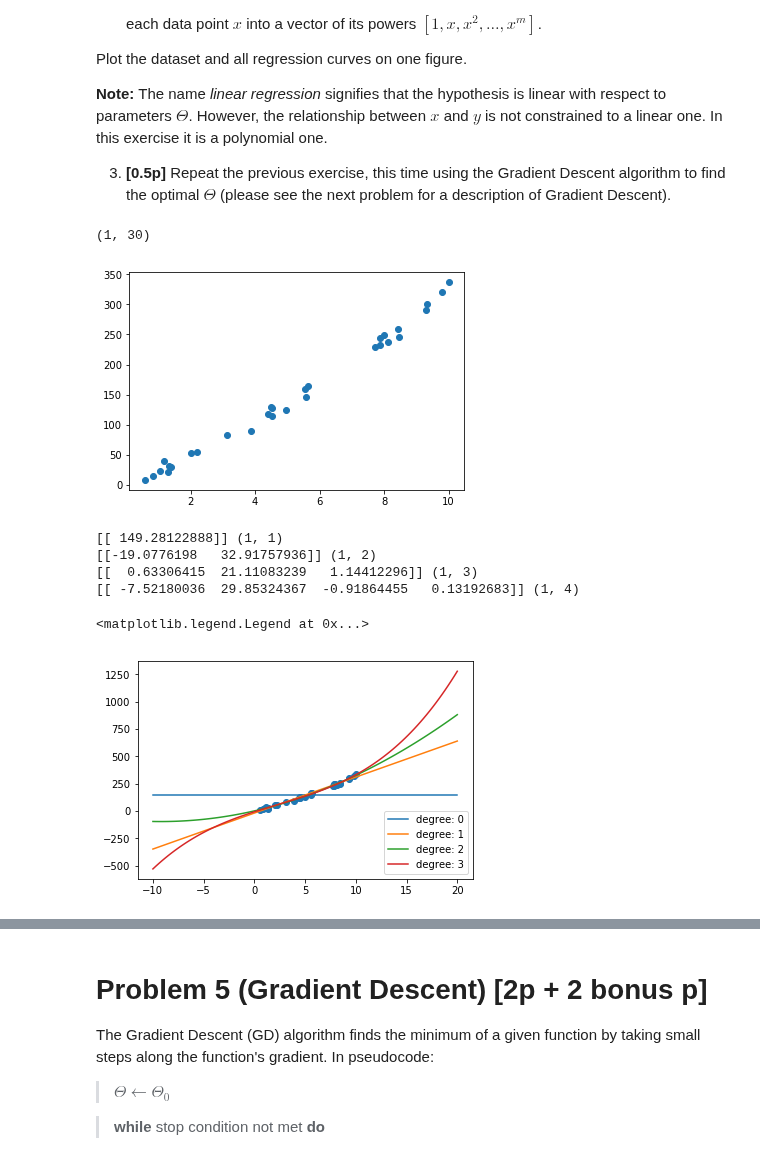
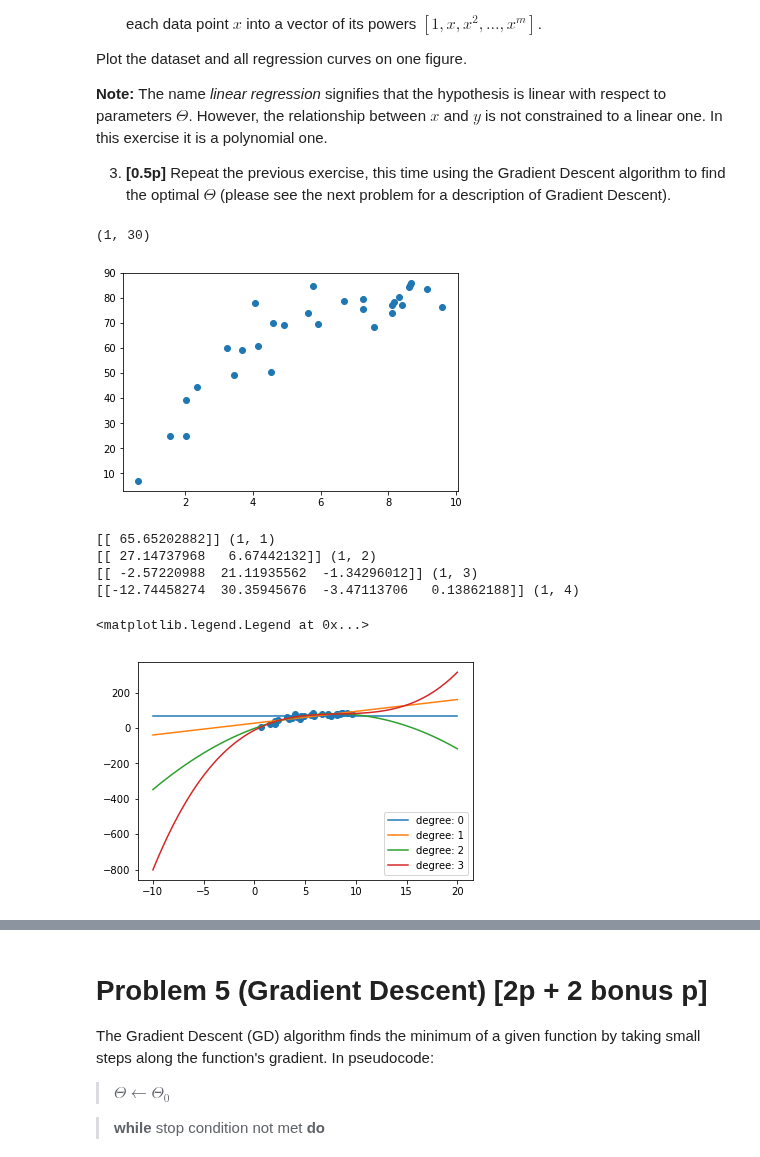
Before and after one commit to sequba/nn_assignments, a Jupyter notebook: assignment3/Assignment3.ipynb, the cells around one changed output, grey strips where cells are left out. Drawn from its saved outputs; the diff is of its cells as text; code cells hidden in the pictures.

```diff
--- a/assignment3/Assignment3.ipynb
+++ b/assignment3/Assignment3.ipynb
@@ -84,17 +84,17 @@ Find the following functions' gradients or Jacobians with respect to the vector
 # %%
 def make_dataset(N):
     X = np.random.random(N)*10
-    means = 1 + 20*X + 1.3*X*X
+    means = 1 + 20*X - 1.3*X*X
     Y = np.random.normal(means, 7)
     return (X[np.newaxis,:],Y[np.newaxis,:])
 
 data = make_dataset(30)
 scatter(data[0], data[1])
 
 data[0].shape
 # %% [output]
 (1, 30)
-[figure, old version]
+[figure, new version]
 # %%
 from numpy.linalg import inv
 
@@ -119,12 +119,12 @@ for degree in range(4):
     print(Theta, Theta.shape)
 legend(loc='lower right')
 # %% [output]
-[[ 149.28122888]] (1, 1)
-[[-19.0776198   32.91757936]] (1, 2)
-[[  0.63306415  21.11083239   1.14412296]] (1, 3)
-[[ -7.52180036  29.85324367  -0.91864455   0.13192683]] (1, 4)
+[[ 65.65202882]] (1, 1)
+[[ 27.14737968   6.67442132]] (1, 2)
+[[ -2.57220988  21.11935562  -1.34296012]] (1, 3)
+[[-12.74458274  30.35945676  -3.47113706   0.13862188]] (1, 4)
 <matplotlib.legend.Legend at 0x...>
-[figure, old version]
+[figure, new version]
 # %%
 #
 # We recommend you do the problem 5. first!
```
Also changed, not shown: parts of 4 cells of this notebook.
